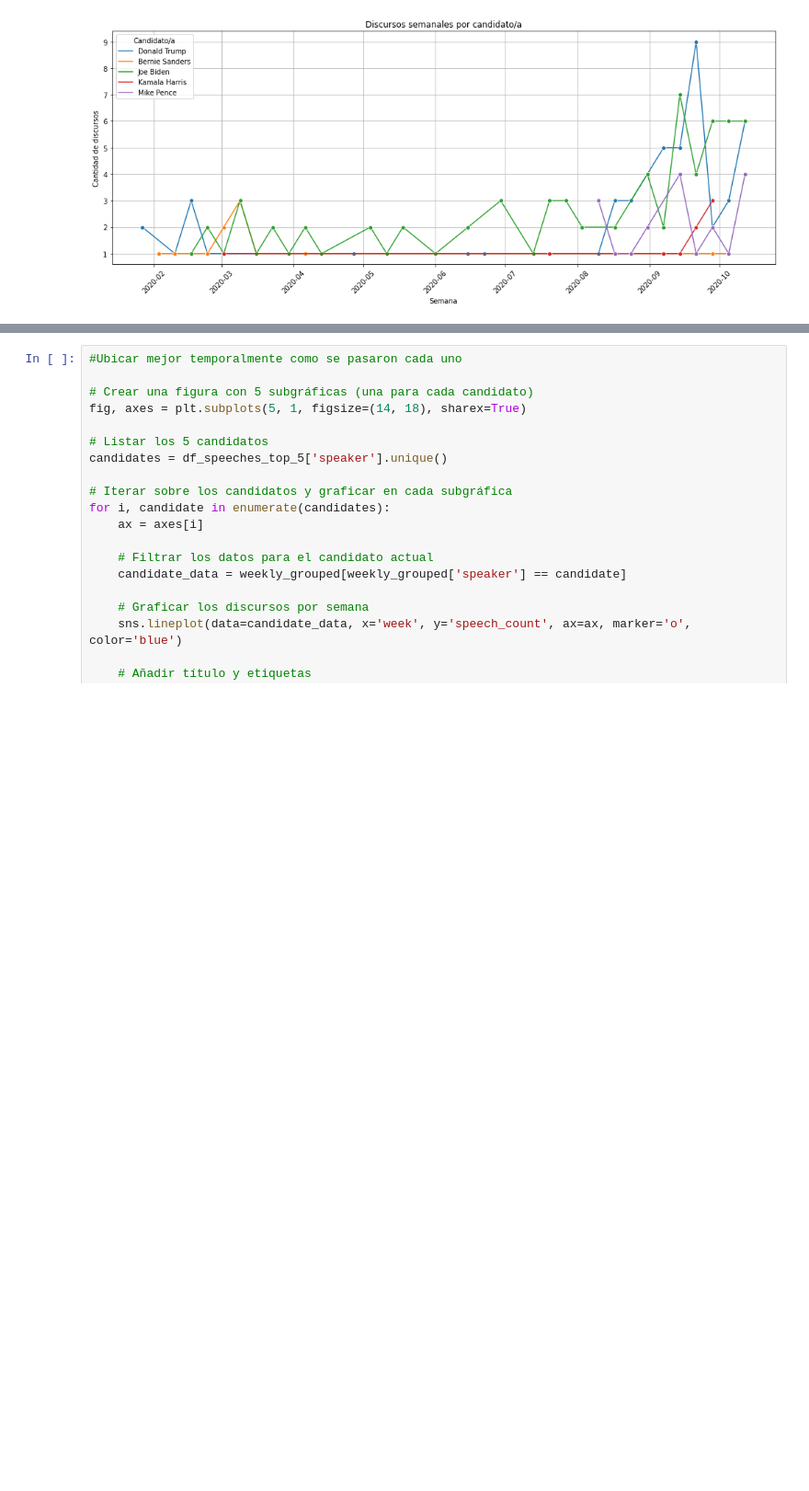
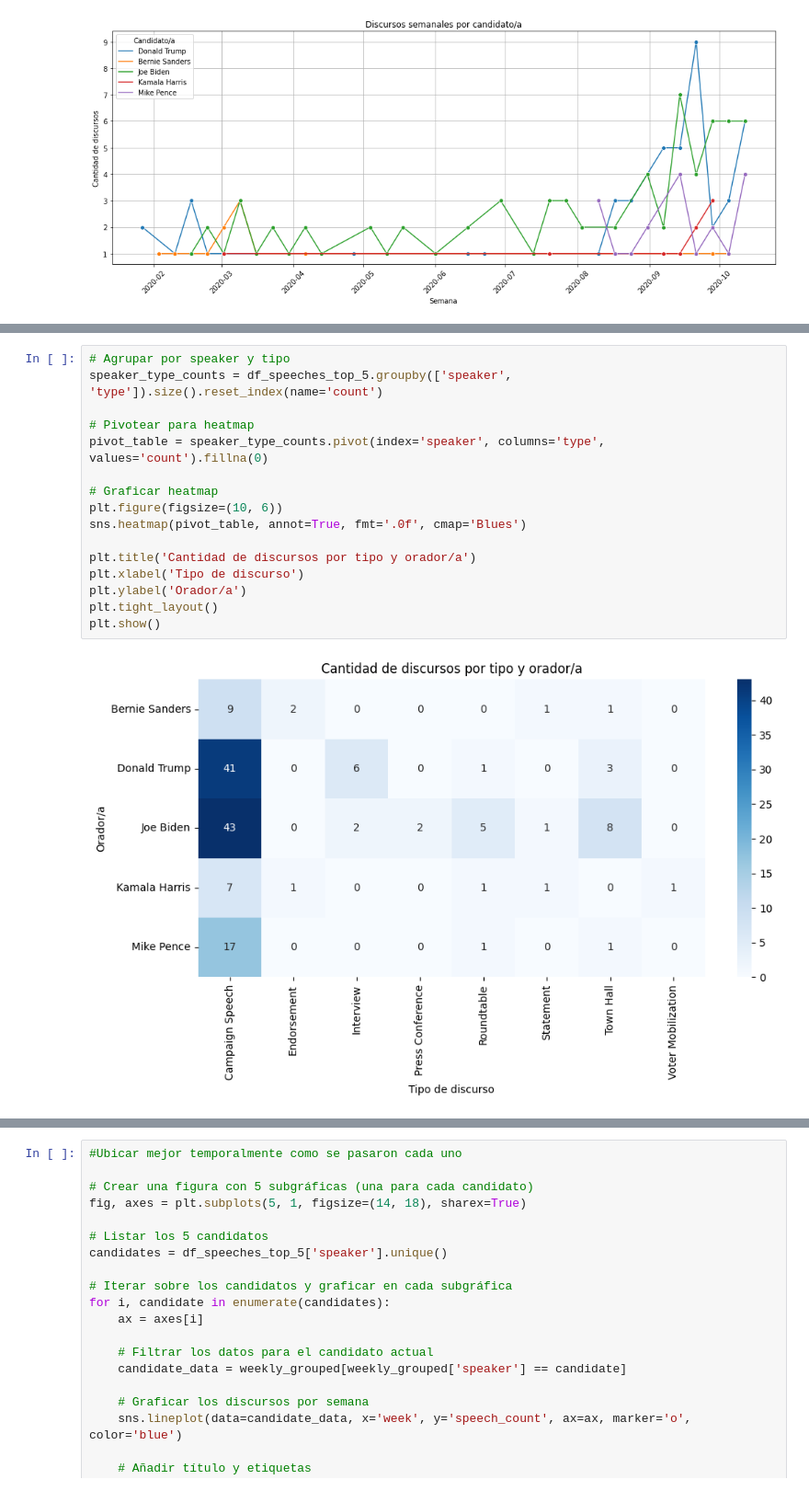
Before and after one commit to Jonathanrr98/intro-cd-tarea1, a Jupyter notebook: us2020_propuesta_estudiantes.ipynb, the cells around one changed output, grey strips where cells are left out. Shown at 92% size. Drawn from its saved outputs; the diff is of its cells as text; blank space fills up the shorter version.

```diff
--- a/us2020_propuesta_estudiantes.ipynb
+++ b/us2020_propuesta_estudiantes.ipynb
@@ -362,0 +428,18 @@ See the caveats in the documentation: https://pandas.pydata.org/pandas-docs/stab
+# %%
+# Agrupar por speaker y tipo
+speaker_type_counts = df_speeches_top_5.groupby(['speaker', 'type']).size().reset_index(name='count')
+
+# Pivotear para heatmap
+pivot_table = speaker_type_counts.pivot(index='speaker', columns='type', values='count').fillna(0)
+
+# Graficar heatmap
+plt.figure(figsize=(10, 6))
+sns.heatmap(pivot_table, annot=True, fmt='.0f', cmap='Blues')
+
+plt.title('Cantidad de discursos por tipo y orador/a')
+plt.xlabel('Tipo de discurso')
+plt.ylabel('Orador/a')
+plt.tight_layout()
+plt.show()
+# %% [output]
+[figure, added]
```
Also changed, not shown: parts of 4 cells of this notebook.
